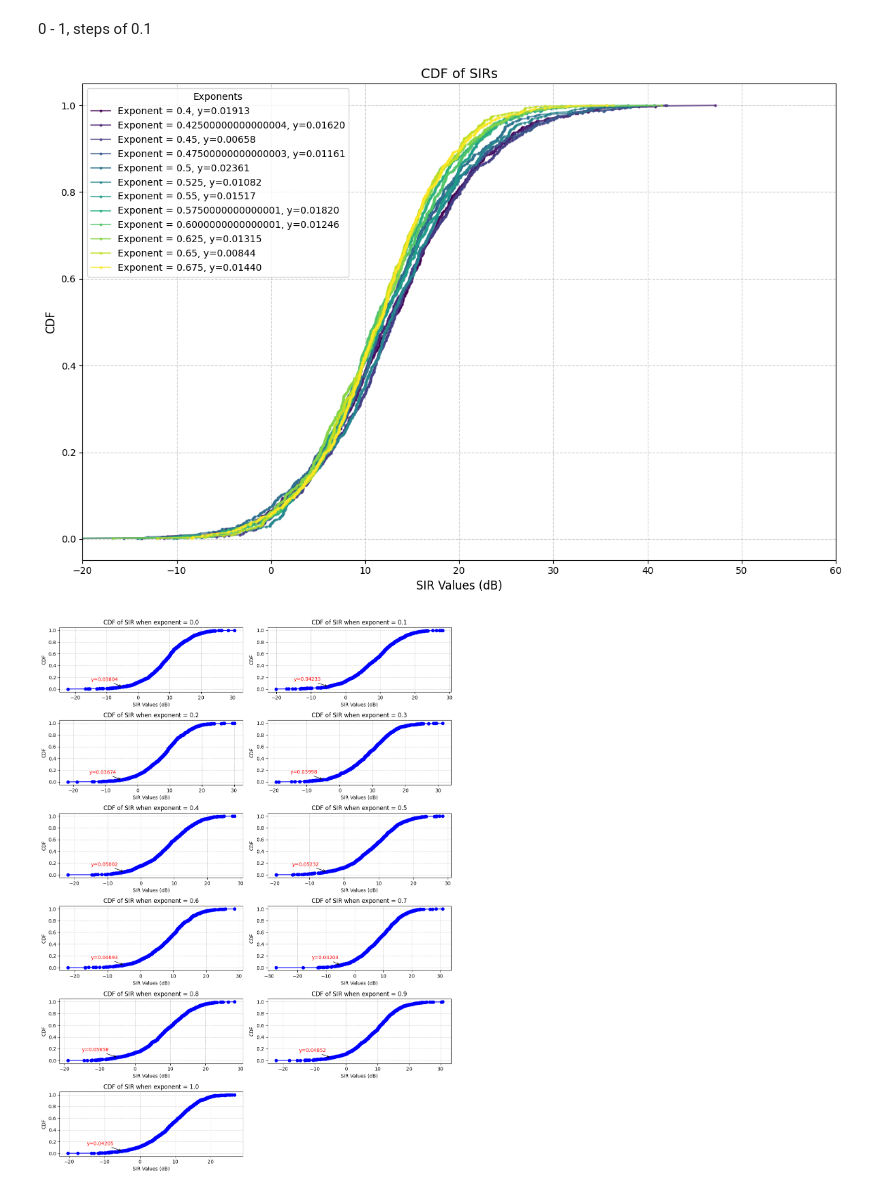
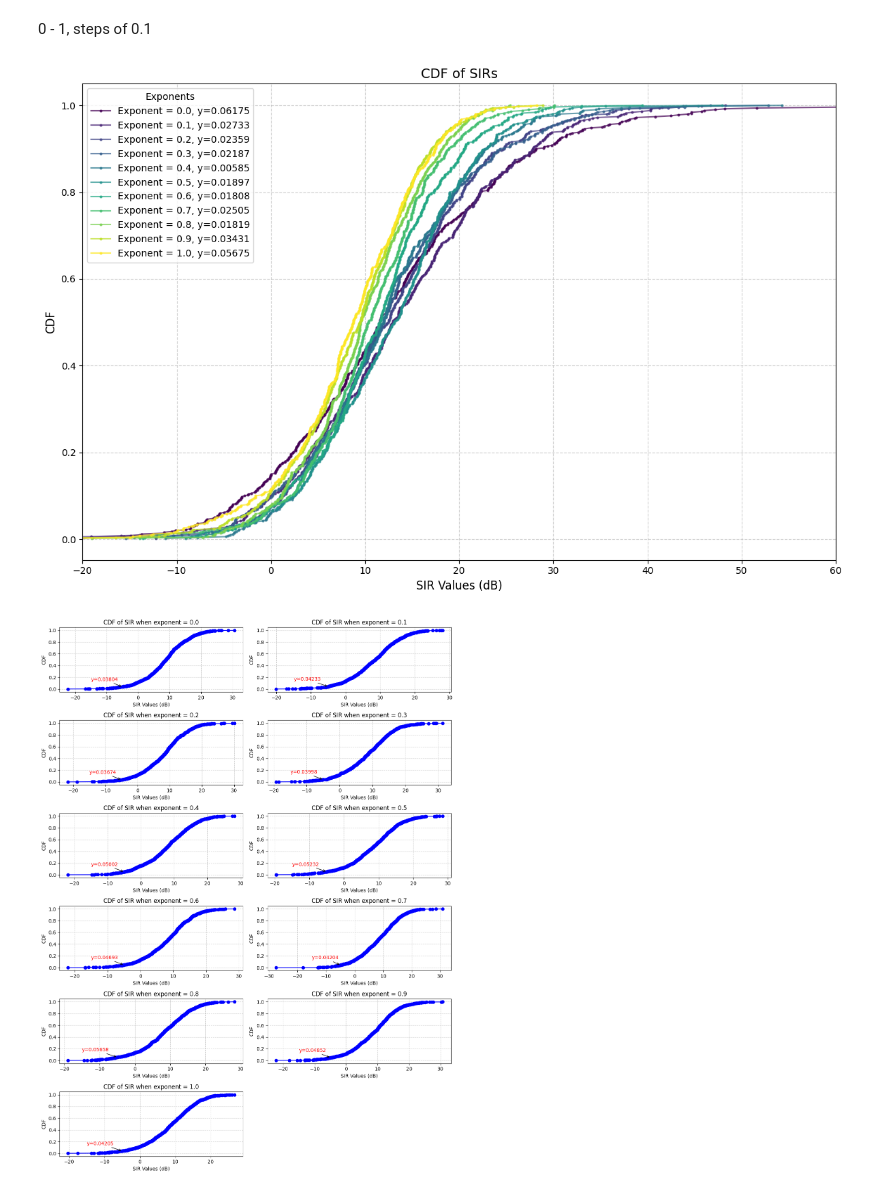
Before and after one commit to YumaIshigooka/mobile-comms-project, a Jupyter notebook: notebooks/Q2&Q3.ipynb, the cells around one changed output. Saved outputs shown, nothing was run; the diff lists cells and outputs as text; code cells hidden in the pictures.

```diff
--- a/notebooks/Q2&Q3.ipynb
+++ b/notebooks/Q2&Q3.ipynb
@@ -194,5 +194,5 @@ SIR = [2.35113161]
 # %%
-N = 2000
+N = 500
 nu = 3.8
 alpha = 113
 sigma = 8 # standard dev used in the normalized distribution of shadowing
@@ -200,7 +200,9 @@ power_exponent = 1
 
 SIRs_og = []
 
-for exp in np.arange(0.4, 0.7, 0.025):
+
+
+for exp in np.arange(0.0, 1.1, 0.1):
     SIRl = []
     for i in range(N):
         # Generate random points
@@ -261,35 +263,35 @@ for i, SIRs in enumerate(SIRs):
     cdf = np.arange(1, len(sorted_data) + 1) / len(sorted_data)
 
     # Step 3: Get color from colormap
     color = colormap(norm(i))
 
     # Step 5: Annotate the y-value where x = -5
     if -5 in sorted_data:
         y_value = cdf[np.where(sorted_data == -5)[0][0]]
     else:
         # Interpolate y-value if -5 is not exactly in sorted_data
         y_value = np.interp(-5, sorted_data, cdf)
 
     # Step 4: Plot on the same figure
-    plt.plot(sorted_data, cdf, marker='o', linestyle='-', label=f'Exponent = {0.4 + i*0.025}, y={y_value:.5f}', alpha=0.7, markersize=2, color=color)
+    plt.plot(sorted_data, cdf, marker='o', linestyle='-', label=f'Exponent = {(0 + i*0.1):.3}, y={y_value:.5f}', alpha=0.7, markersize=2, color=color)
 
 
 
 # Add title, labels, grid, and legend
 plt.title('CDF of SIRs', fontsize=14)
 plt.xlabel('SIR Values (dB)', fontsize=12)
 plt.ylabel('CDF', fontsize=12)
 plt.grid(True, linestyle='--', alpha=0.6)
 plt.legend(title='Exponents', fontsize=10)
 
 # Set x-axis range
 plt.xlim(-20, 60)
 
 # Show the plot
 plt.tight_layout()
 plt.show()
 # %% [output]
-[figure, old version]
+[figure, new version]
 # %%
 # Create a figure and subplots
 n = len(SIRs)  # Number of graphs to plot
```
Also changed, not shown: parts of 1 cell of this notebook, 3 other files.
